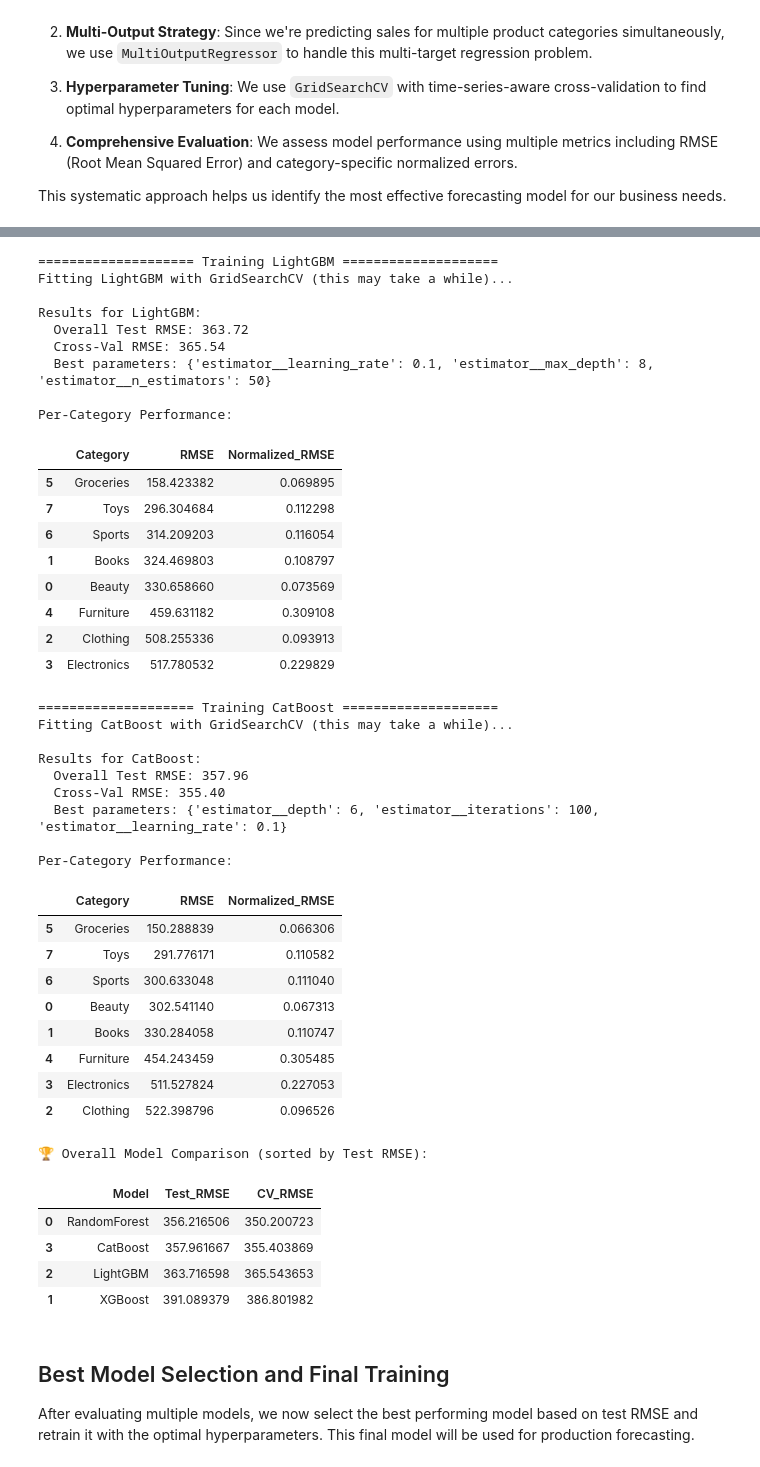
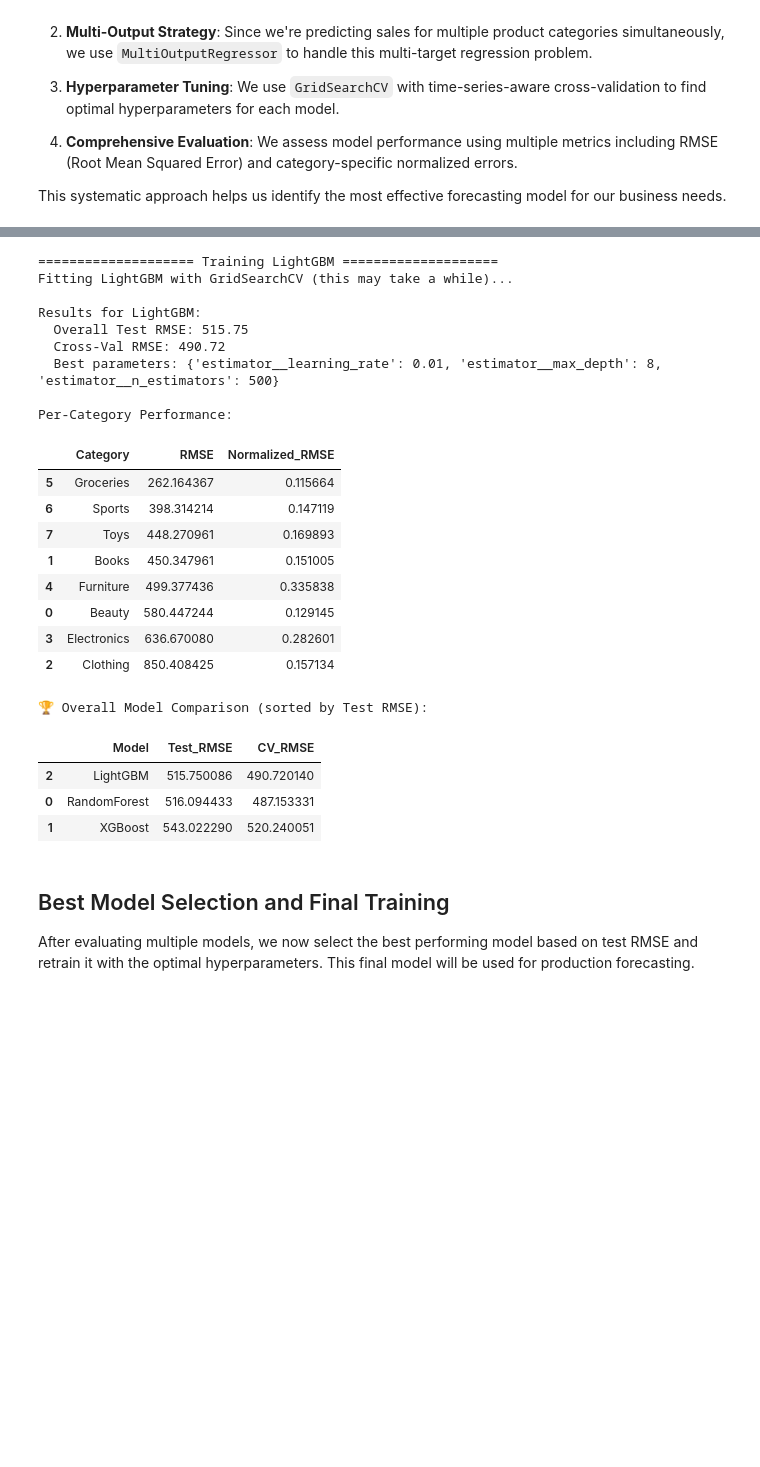
Before and after one commit to pandey-rakesh/quickbooks-forecast, a Jupyter notebook: notebooks/03_model_training.ipynb, the cells around one changed output, grey strips where cells are left out. Saved outputs shown, nothing was run; the diff lists cells and outputs as text; code cells hidden in the pictures; blank space fills up the shorter version.

```diff
--- a/notebooks/03_model_training.ipynb
+++ b/notebooks/03_model_training.ipynb
@@ -90,11 +90,11 @@ print(f"\nPredicting sales for {len(target_cols)} product categories: {', '.join
 
 # Create feature and target datasets
 y_train = train_df[target_cols]
-y_test = test_df[target_cols]  # Fixed: was incorrectly using train_df
+y_test = test_df[target_cols]
 
 # Remove targets from feature inputs
-X_train = train_df.drop(columns=target_cols)
-X_test = test_df.drop(columns=target_cols)
+X_train = train_df.drop(columns=target_cols + ['total_sales', 'avg_transaction', 'transaction_count', 'unique_categories'])
+X_test = test_df.drop(columns=target_cols + ['total_sales', 'avg_transaction', 'transaction_count', 'unique_categories'])
 
 print(f"\nFeatures shape: {X_train.shape[1]} columns")
 print(f"X_train: {X_train.shape}, y_train: {y_train.shape}")
@@ -172,7 +172,7 @@ models = {
     'RandomForest': (
         RandomForestRegressor(random_state=42),
         {
-            'estimator__n_estimators': [50, 100],
+            'estimator__n_estimators': [50, 100, 500],
             'estimator__max_depth': [5, 10],
         }
     ),
@@ -180,7 +180,7 @@ models = {
     'XGBoost': (
         XGBRegressor(objective='reg:squarederror', random_state=42),
         {
-            'estimator__n_estimators': [50, 100],
+            'estimator__n_estimators': [50, 100, 500],
             'estimator__max_depth': [5, 10],
         }
     ),
@@ -188,20 +188,11 @@ models = {
     'LightGBM': (
         LGBMRegressor(random_state=42, verbosity=-1),
         {
-            'estimator__n_estimators': [50, 100],
+            'estimator__n_estimators': [50, 100, 500],
             'estimator__max_depth': [8, 10],
             'estimator__learning_rate': [0.01, 0.1]
         }
     ),
-
-    'CatBoost': (
-        CatBoostRegressor(verbose=0, random_state=42),
-        {
-            'estimator__iterations': [100, 200],
-            'estimator__depth': [6, 8],
-            'estimator__learning_rate': [0.01, 0.1]
-        }
-    )
 }
 
 print("Starting model training and evaluation...")
@@ -315,45 +298,26 @@ Per-Category Performance:
 ==================== Training LightGBM ====================
 Fitting LightGBM with GridSearchCV (this may take a while)...
 
 Results for LightGBM:
-  Overall Test RMSE: 363.72
-  Cross-Val RMSE: 365.54
-  Best parameters: {'estimator__learning_rate': 0.1, 'estimator__max_depth': 8, 'estimator__n_estimators': 50}
+  Overall Test RMSE: 515.75
+  Cross-Val RMSE: 490.72
+  Best parameters: {'estimator__learning_rate': 0.01, 'estimator__max_depth': 8, 'estimator__n_estimators': 500}
 
 Per-Category Performance:
 |  | Category | RMSE | Normalized_RMSE |
-| 5 | Groceries | 158.423382 | 0.069895 |
-| 7 | Toys | 296.304684 | 0.112298 |
-| 6 | Sports | 314.209203 | 0.116054 |
-| 1 | Books | 324.469803 | 0.108797 |
-| 0 | Beauty | 330.658660 | 0.073569 |
-| 4 | Furniture | 459.631182 | 0.309108 |
-| 2 | Clothing | 508.255336 | 0.093913 |
-| 3 | Electronics | 517.780532 | 0.229829 |
+| 5 | Groceries | 262.164367 | 0.115664 |
+| 6 | Sports | 398.314214 | 0.147119 |
+| 7 | Toys | 448.270961 | 0.169893 |
+| 1 | Books | 450.347961 | 0.151005 |
+| 4 | Furniture | 499.377436 | 0.335838 |
+| 0 | Beauty | 580.447244 | 0.129145 |
+| 3 | Electronics | 636.670080 | 0.282601 |
+| 2 | Clothing | 850.408425 | 0.157134 |
-==================== Training CatBoost ====================
-Fitting CatBoost with GridSearchCV (this may take a while)...
-
-Results for CatBoost:
-  Overall Test RMSE: 357.96
-  Cross-Val RMSE: 355.40
-  Best parameters: {'estimator__depth': 6, 'estimator__iterations': 100, 'estimator__learning_rate': 0.1}
-
-Per-Category Performance:
+🏆 Overall Model Comparison (sorted by Test RMSE):
-|  | Category | RMSE | Normalized_RMSE |
-| 5 | Groceries | 150.288839 | 0.066306 |
-| 7 | Toys | 291.776171 | 0.110582 |
-| 6 | Sports | 300.633048 | 0.111040 |
-| 0 | Beauty | 302.541140 | 0.067313 |
-| 1 | Books | 330.284058 | 0.110747 |
-| 4 | Furniture | 454.243459 | 0.305485 |
-| 3 | Electronics | 511.527824 | 0.227053 |
-| 2 | Clothing | 522.398796 | 0.096526 |
+|  | Model | Test_RMSE | CV_RMSE |
+| 2 | LightGBM | 515.750086 | 490.720140 |
+| 0 | RandomForest | 516.094433 | 487.153331 |
+| 1 | XGBoost | 543.022290 | 520.240051 |
-🏆 Overall Model Comparison (sorted by Test RMSE):
-|  | Model | Test_RMSE | CV_RMSE |
-| 0 | RandomForest | 356.216506 | 350.200723 |
-| 3 | CatBoost | 357.961667 | 355.403869 |
-| 2 | LightGBM | 363.716598 | 365.543653 |
-| 1 | XGBoost | 391.089379 | 386.801982 |
 # %% [markdown]
 ## Best Model Selection and Final Training
 
```
Also changed, not shown: parts of 5 cells of this notebook, 24 other files.
